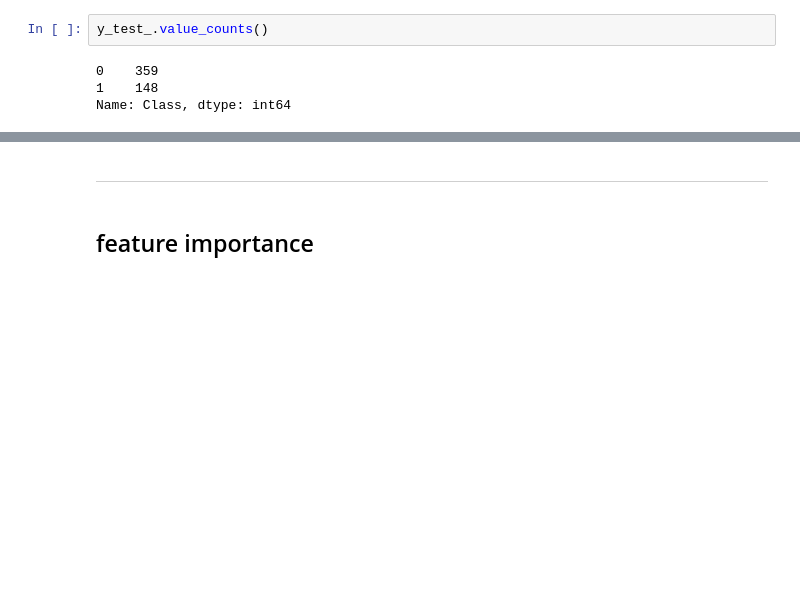
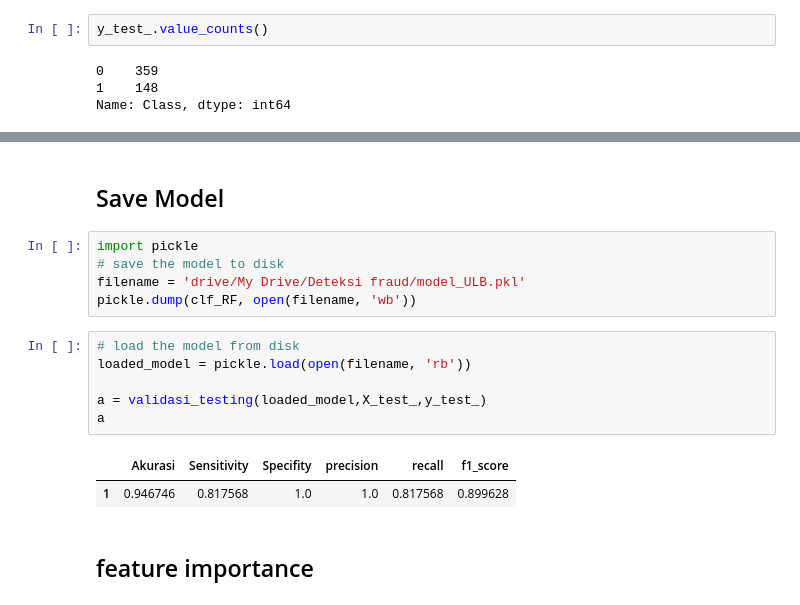
Before and after one commit to azizeko29/new_deteksi_fraud, a Jupyter notebook: [new_ENN]_ULB_pemodelan_ensemble_learning.ipynb, the cells around one changed output, grey strips where cells are left out. Drawn from its saved outputs; the diff is of its cells as text; blank space fills up the shorter version.

```diff
--- a/[new_ENN]_ULB_pemodelan_ensemble_learning.ipynb
+++ b/[new_ENN]_ULB_pemodelan_ensemble_learning.ipynb
@@ -513,5 +509,19 @@ df_result
 # %% [markdown]
----------------
+## Save Model
+# %%
+import pickle
+# save the model to disk
+filename = 'drive/My Drive/Deteksi fraud/model_ULB.pkl'
+pickle.dump(clf_RF, open(filename, 'wb'))
+# %%
+# load the model from disk
+loaded_model = pickle.load(open(filename, 'rb'))
+
+a = validasi_testing(loaded_model,X_test_,y_test_)
+a
+# %% [output]
+|  | Akurasi | Sensitivity | Specifity | precision | recall | f1_score |
+| 1 | 0.946746 | 0.817568 | 1.0 | 1.0 | 0.817568 | 0.899628 |
 # %% [markdown]
 ## feature importance
 # %%
```
Also changed, not shown: parts of 10 cells of this notebook.
